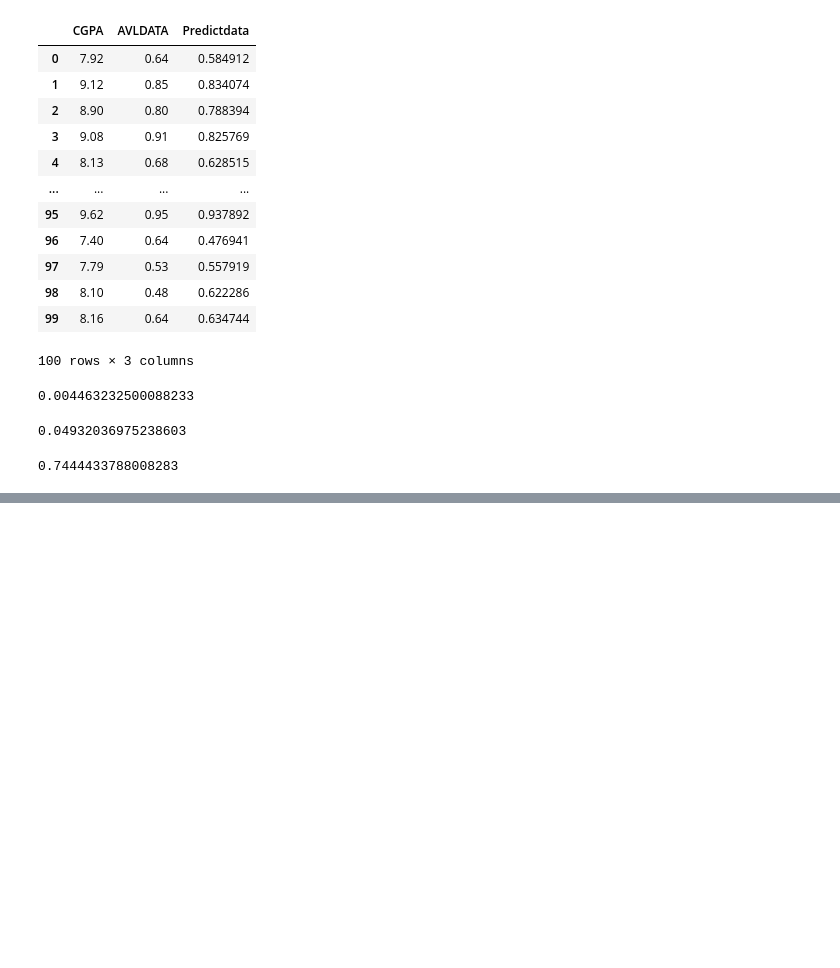
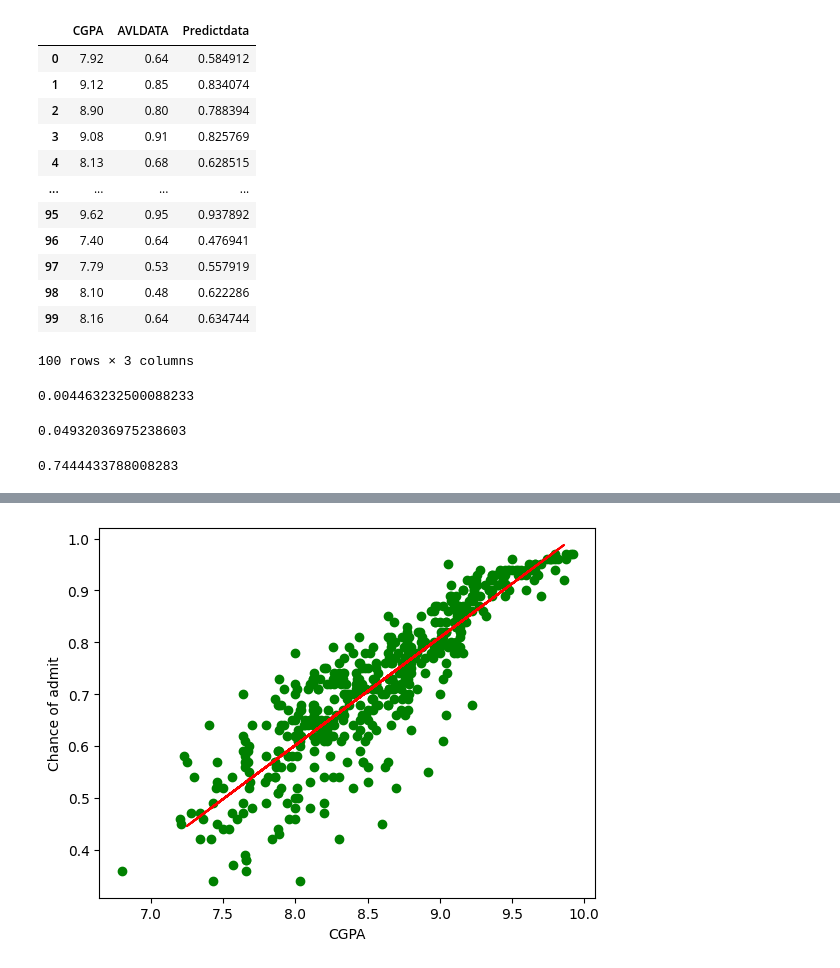
Before and after one commit to Mdanash/Machine_learning, a Jupyter notebook: Machine_Learning_Basics/Simple Linear Regression.ipynb, the cells around one changed output, grey strips where cells are left out. Cells and saved outputs as stored; diff of their text form; code cells hidden in the pictures; blank space fills up the shorter version.

```diff
--- a/Machine_Learning_Basics/Simple Linear Regression.ipynb
+++ b/Machine_Learning_Basics/Simple Linear Regression.ipynb
@@ -243,0 +252,8 @@ r2_score(y_test,predictvalue)
+# %%
+py.scatter(x,y,color='green')
+py.plot(x_test,predictvalue,color='red')
+py.xlabel('CGPA')
+py.ylabel('Chance of admit')
+py.show()
+# %% [output]
+[figure, added]
```
Also changed, not shown: parts of 1 cell of this notebook.
